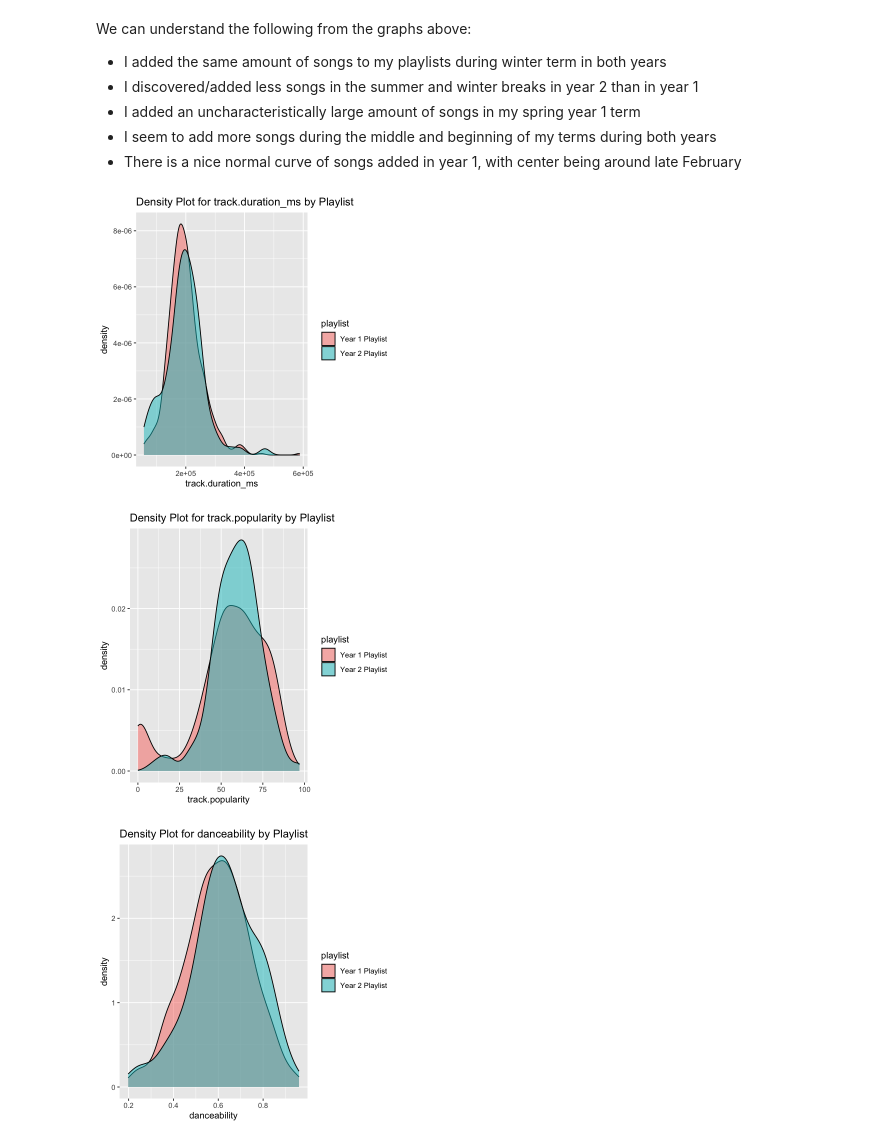
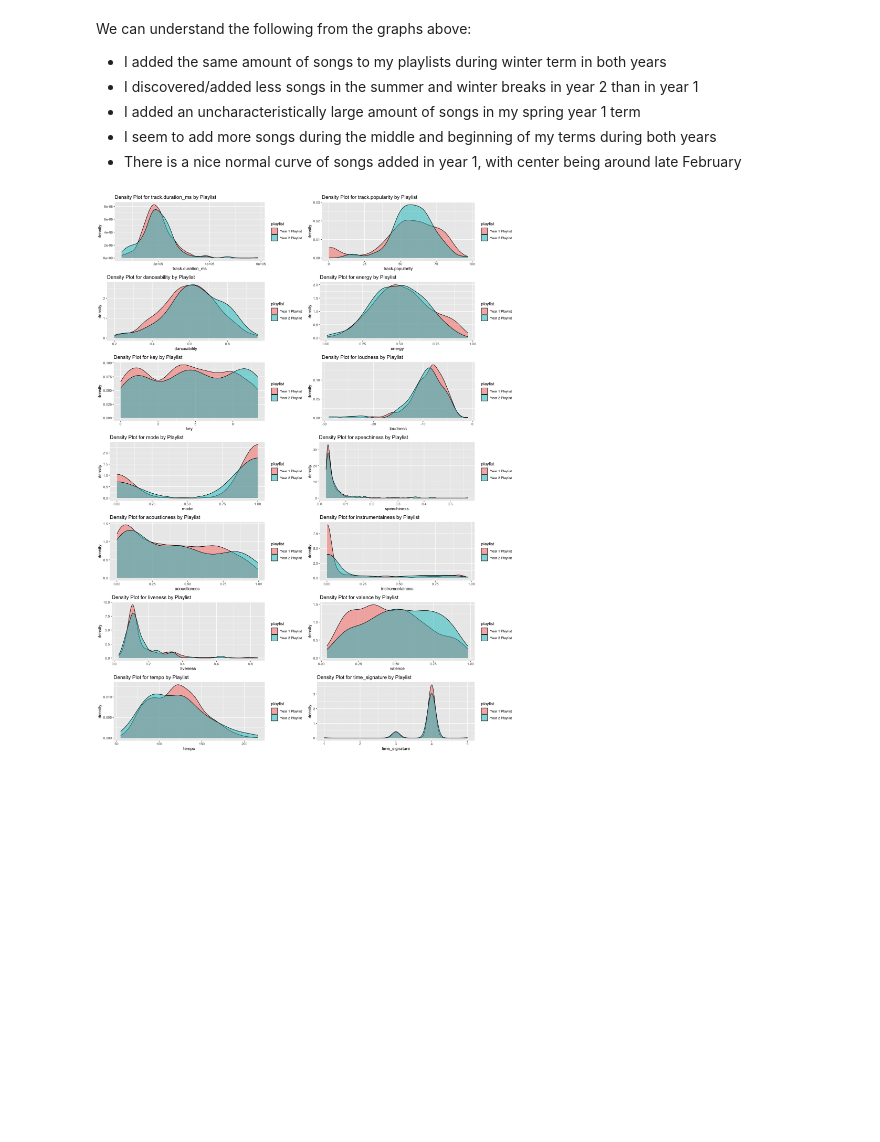
Before and after one commit to aadetritawara/spotify-analysis, a Jupyter notebook: Spotify_Analysis.ipynb, the cells around one changed output. Drawn from its saved outputs; the diff is of its cells as text; code cells hidden in the pictures; blank space fills up the shorter version.

```diff
--- a/Spotify_Analysis.ipynb
+++ b/Spotify_Analysis.ipynb
@@ -270,32 +274,25 @@ We can understand the following from the graphs above:
 - I seem to add more songs during the middle and beginning of my terms during both years
 - There is a nice normal curve of songs added in year 1, with center being around late February
 # %%
-options(repr.plot.width = 5, repr.plot.height = 5)
-# Combining both playlists into one dataframe
-combined_playlists <-  bind_rows(mutate(shortened_y1_playlist, playlist = "Year 1 Playlist"),
-                                  mutate(shortened_y2_playlist, playlist = "Year 2 Playlist"))
+options(repr.plot.width = 15, repr.plot.height = 20)
 
 numeric_columns <- combined_playlists |>
-                    select(is.numeric) |>
+                    select(where(is.numeric)) |>
                     colnames()
 
 # Graphing all numeric columns in separate panels as density plots
 
 density_plot_list <- list()
 
 for (variable in numeric_columns) {
     plot <- combined_playlists |>
             ggplot(aes(x = .data[[variable]], fill = playlist)) +
             geom_density(alpha = 0.5) +
             labs(title = paste("Density Plot for", variable, "by Playlist"))
     density_plot_list[[variable]] <- plot
 
 }
 
-for (variable in numeric_columns) {
-    print(density_plot_list[[variable]])
-}
+plot_grid(plotlist = density_plot_list, ncol = 2)
 # %% [output]
-[figure, old version]
+[figure, new version]
-[figure, removed]
-[figure, removed]
```
Also changed, not shown: parts of 12 cells of this notebook.
